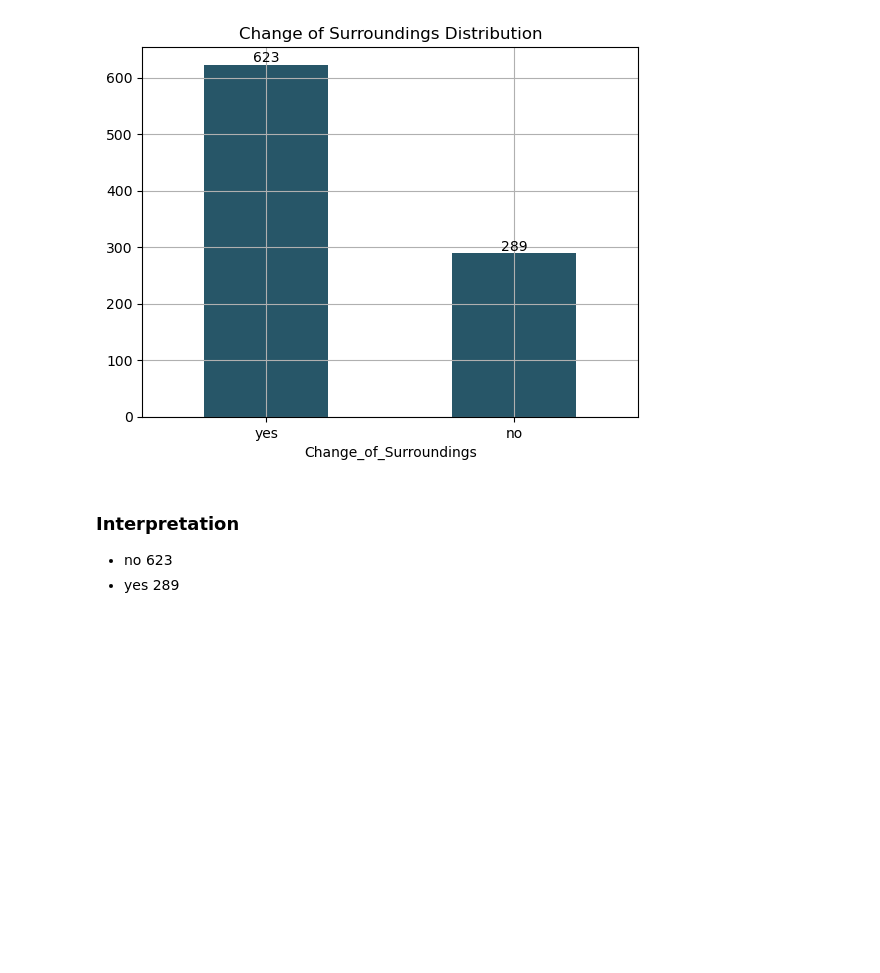
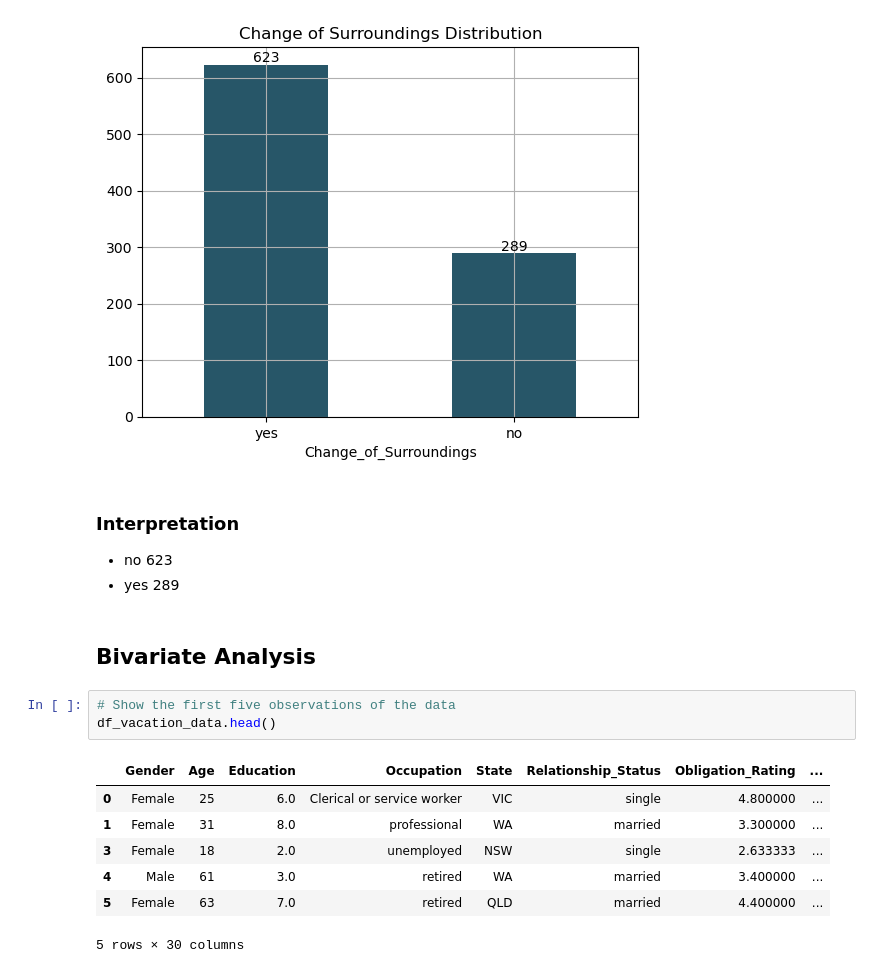
Before and after one commit to max-programming/python_scripts_ckpcet, a Jupyter notebook: project_on_data_analytics/project_1_data_analytics_on_vacation_data/Data_Analytics_On_Vacation_Data.ipynb, the cells around one changed output. Drawn from its saved outputs; the diff is of its cells as text; blank space fills up the shorter version.

Commit message:
Bivariate analysis beginning

```diff
--- a/project_on_data_analytics/project_1_data_analytics_on_vacation_data/Data_Analytics_On_Vacation_Data.ipynb
+++ b/project_on_data_analytics/project_1_data_analytics_on_vacation_data/Data_Analytics_On_Vacation_Data.ipynb
@@ -1440,3 +1440,16 @@ plot_bar(df_cat.Change_of_Surroundings.value_counts(), 'Change of Surroundings D
 ### Interpretation
 - no 623
 - yes 289
+# %% [markdown]
+## Bivariate Analysis
+# %%
+# Show the first five observations of the data
+df_vacation_data.head()
+# %% [output]
+|  | Gender | Age | Education | Occupation | State | Relationship_Status | Obligation_Rating | ... |
+| 0 | Female | 25 | 6.0 | Clerical or service worker | VIC | single | 4.800000 | ... |
+| 1 | Female | 31 | 8.0 | professional | WA | married | 3.300000 | ... |
+| 3 | Female | 18 | 2.0 | unemployed | NSW | single | 2.633333 | ... |
+| 4 | Male | 61 | 3.0 | retired | WA | married | 3.400000 | ... |
+| 5 | Female | 63 | 7.0 | retired | QLD | married | 4.400000 | ... |
+5 rows × 30 columns
```
Also changed, not shown: parts of 1 cell of this notebook.
